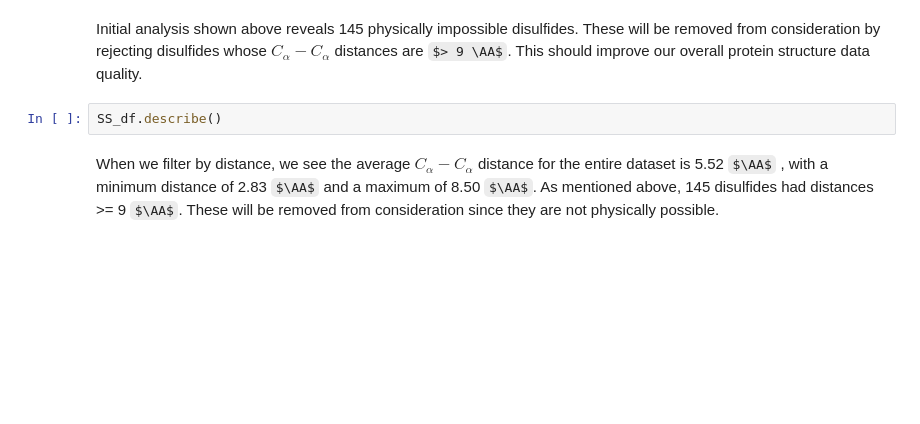
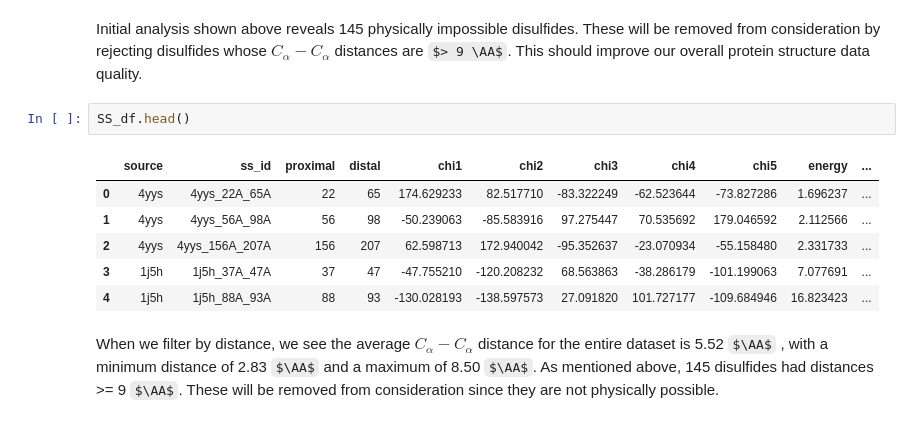
Before and after one commit to suchanek/proteusPy, a Jupyter notebook: notebooks/DisulfideAnalysis.ipynb, the cells around one changed output. Drawn from its saved outputs; the diff is of its cells as text; some formulas as TeX source; blank space fills up the shorter version.

```diff
--- a/notebooks/DisulfideAnalysis.ipynb
+++ b/notebooks/DisulfideAnalysis.ipynb
@@ -140,7 +160,14 @@ SS_df_Far.describe()
 # %% [markdown]
 Initial analysis shown above reveals 145 physically impossible disulfides. These will be removed from consideration by rejecting disulfides whose $C_\alpha-C_\alpha$ distances are $> 9 \AA$. This should improve our overall protein structure data quality.
 # %%
-SS_df.describe()
+SS_df.head()
+# %% [output]
+|  | source | ss_id | proximal | distal | chi1 | chi2 | chi3 | chi4 | chi5 | energy | ... |
+| 0 | 4yys | 4yys_22A_65A | 22 | 65 | 174.629233 | 82.517710 | -83.322249 | -62.523644 | -73.827286 | 1.696237 | ... |
+| 1 | 4yys | 4yys_56A_98A | 56 | 98 | -50.239063 | -85.583916 | 97.275447 | 70.535692 | 179.046592 | 2.112566 | ... |
+| 2 | 4yys | 4yys_156A_207A | 156 | 207 | 62.598713 | 172.940042 | -95.352637 | -23.070934 | -55.158480 | 2.331733 | ... |
+| 3 | 1j5h | 1j5h_37A_47A | 37 | 47 | -47.755210 | -120.208232 | 68.563863 | -38.286179 | -101.199063 | 7.077691 | ... |
+| 4 | 1j5h | 1j5h_88A_93A | 88 | 93 | -130.028193 | -138.597573 | 27.091820 | 101.727177 | -109.684946 | 16.823423 | ... |
 # %% [markdown]
 
 When we filter by distance, we see the average $C_\alpha-C_\alpha$ distance for the entire dataset is 5.52 $\AA$ , with a minimum distance of 2.83 $\AA$ and a maximum of 8.50 $\AA$. As mentioned above, 145 disulfides had distances >= 9 $\AA$. These will be removed from consideration since they are not physically possible.
```
Also changed, not shown: parts of 11 cells of this notebook, 16 other files.
